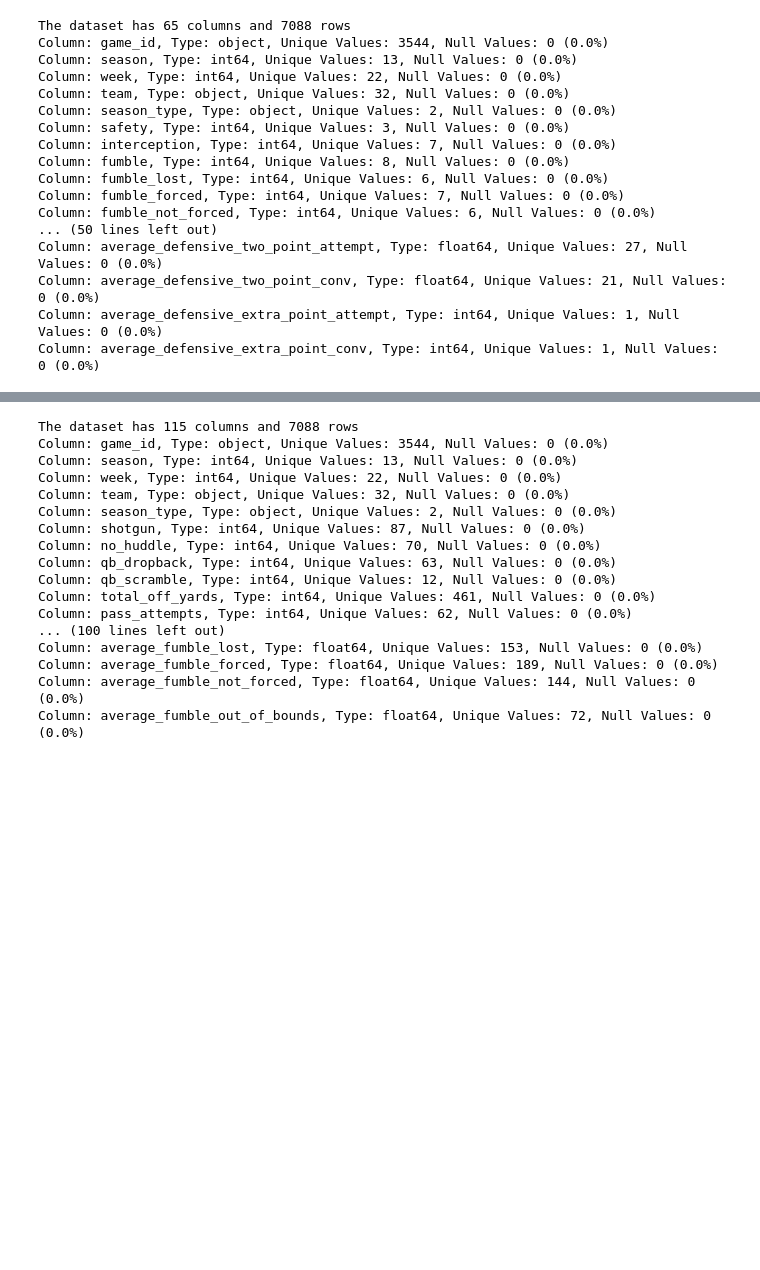
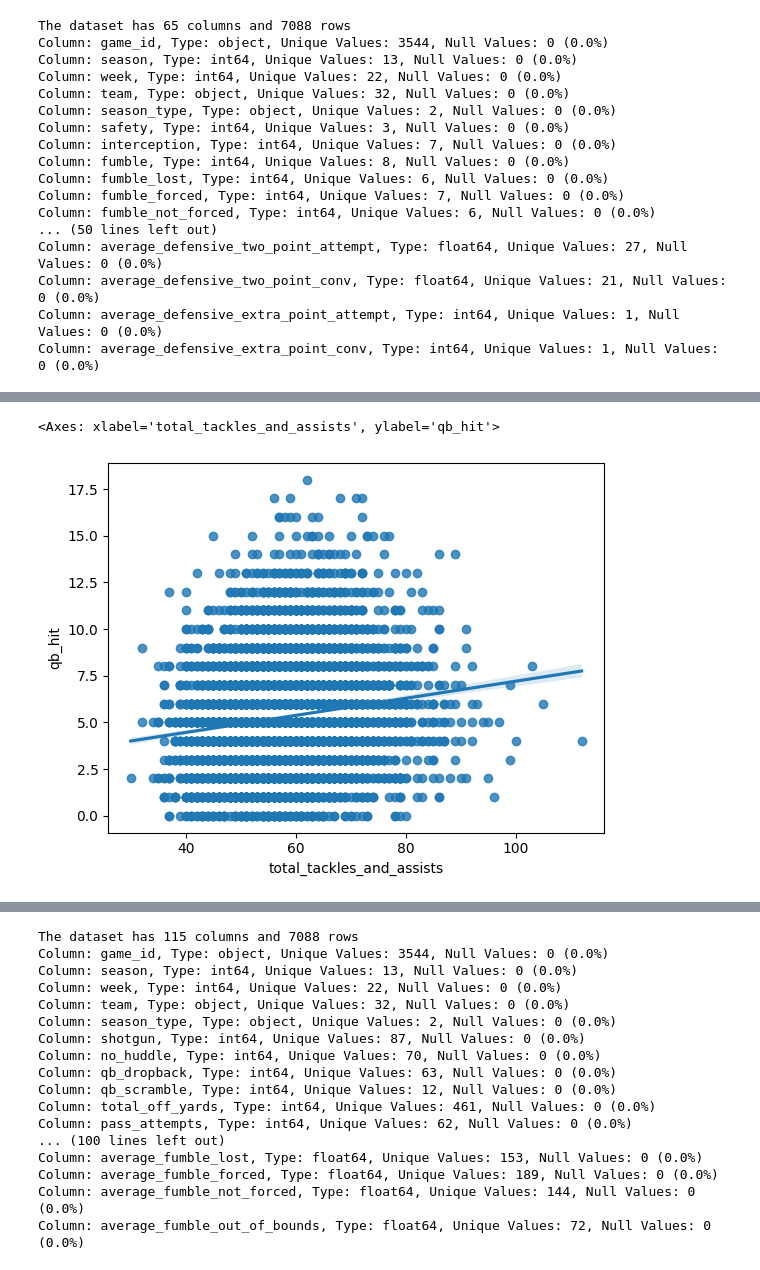
Before and after one commit to Ejaramillo1/nfl_ml_project, a Jupyter notebook: notebook/data/EDA_NFL_Team_metrics.ipynb, the cells around one changed output, grey strips where cells are left out. Saved outputs shown, nothing was run; the diff lists cells and outputs as text; code cells hidden in the pictures; blank space fills up the shorter version.

```diff
--- a/notebook/data/EDA_NFL_Team_metrics.ipynb
+++ b/notebook/data/EDA_NFL_Team_metrics.ipynb
@@ -74,0 +96,5 @@ Column: average_defensive_extra_point_conv, Type: int64, Unique Values: 1, Null
+# %%
+sns.regplot(data=weekly_df_defense, x = 'total_tackles_and_assists', y='qb_hit')
+# %% [output]
+<Axes: xlabel='total_tackles_and_assists', ylabel='qb_hit'>
+[figure, added]
```
Also changed, not shown: parts of 29 cells of this notebook.
